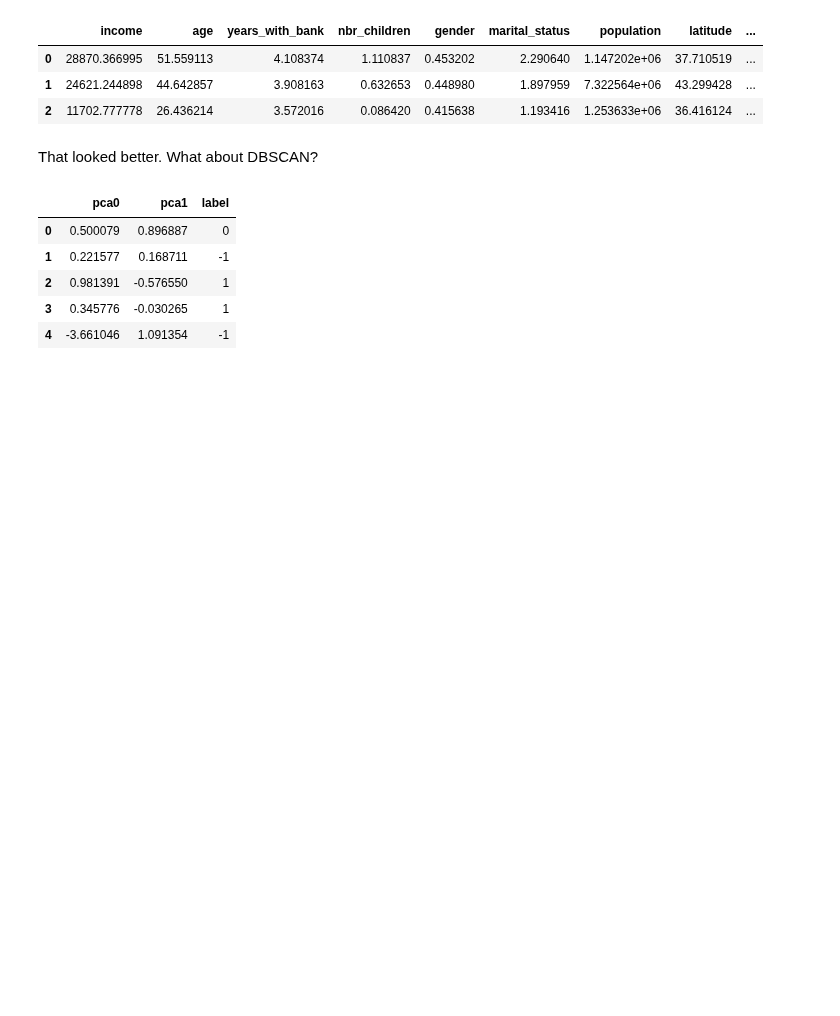
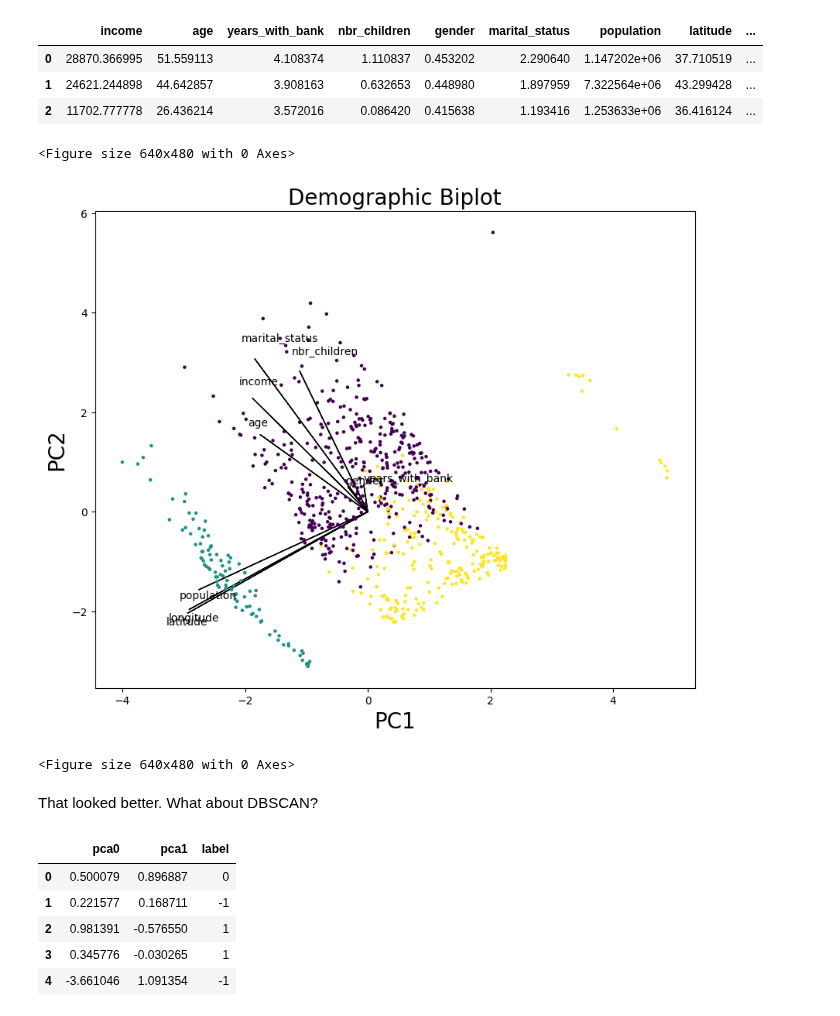
Before and after one commit to btmarsh6/mini-project-III, a Jupyter notebook: Ben_Clustering.ipynb, the cells around one changed output. Saved outputs shown, nothing was run; the diff lists cells and outputs as text; code cells hidden in the pictures; blank space fills up the shorter version.

```diff
--- a/Ben_Clustering.ipynb
+++ b/Ben_Clustering.ipynb
@@ -288,6 +295,34 @@ means
 | 0 | 28870.366995 | 51.559113 | 4.108374 | 1.110837 | 0.453202 | 2.290640 | 1.147202e+06 | 37.710519 | ... |
 | 1 | 24621.244898 | 44.642857 | 3.908163 | 0.632653 | 0.448980 | 1.897959 | 7.322564e+06 | 43.299428 | ... |
 | 2 | 11702.777778 | 26.436214 | 3.572016 | 0.086420 | 0.415638 | 1.193416 | 1.253633e+06 | 36.416124 | ... |
+# %%
+# biplot
+PC1 = np.array(pca.fit_transform(scaled_df))[:,0]
+PC2 = np.array(pca.fit_transform(scaled_df))[:,1]
+ldngs = pca.components_
+
+scalePC1 = 1 / (PC1.max() - PC1.min())
+scalePC2 = 1/ (PC2.max() - PC2.min())
+features = scaled_df.columns.tolist()
+# %%
+fig, ax = plt.subplots(figsize=(10,8))
+
+for i, feature in enumerate(features):
+    ax.arrow(0,0,ldngs[0,i]*6,
+             ldngs[1,i]*6)
+    ax.text(ldngs[0,i] * 6.7,
+            ldngs[1, i] * 6.7,
+            feature, fontsize=10)
+ax.scatter(df_pca_with_clusters['pca0'], df_pca_with_clusters['pca1'], c=df_pca_with_clusters['label'], s=5)
+
+ax.set_xlabel('PC1', fontsize=20)
+ax.set_ylabel('PC2', fontsize=20)
+ax.set_title('Demographic Biplot', fontsize=20)
+plt.figure()
+# %% [output]
+<Figure size 640x480 with 0 Axes>
+[figure, added]
+<Figure size 640x480 with 0 Axes>
 # %% [markdown]
 That looked better. What about DBSCAN?
 # %%
```
Also changed, not shown: parts of 18 cells of this notebook, 1 other file.
